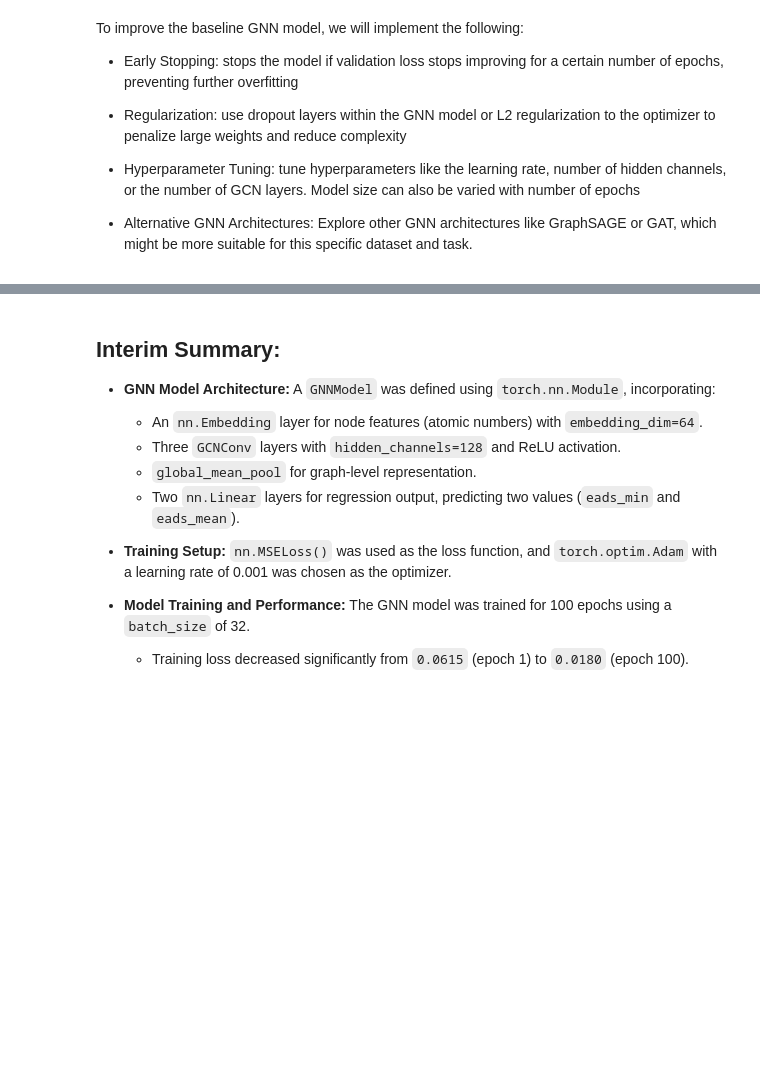
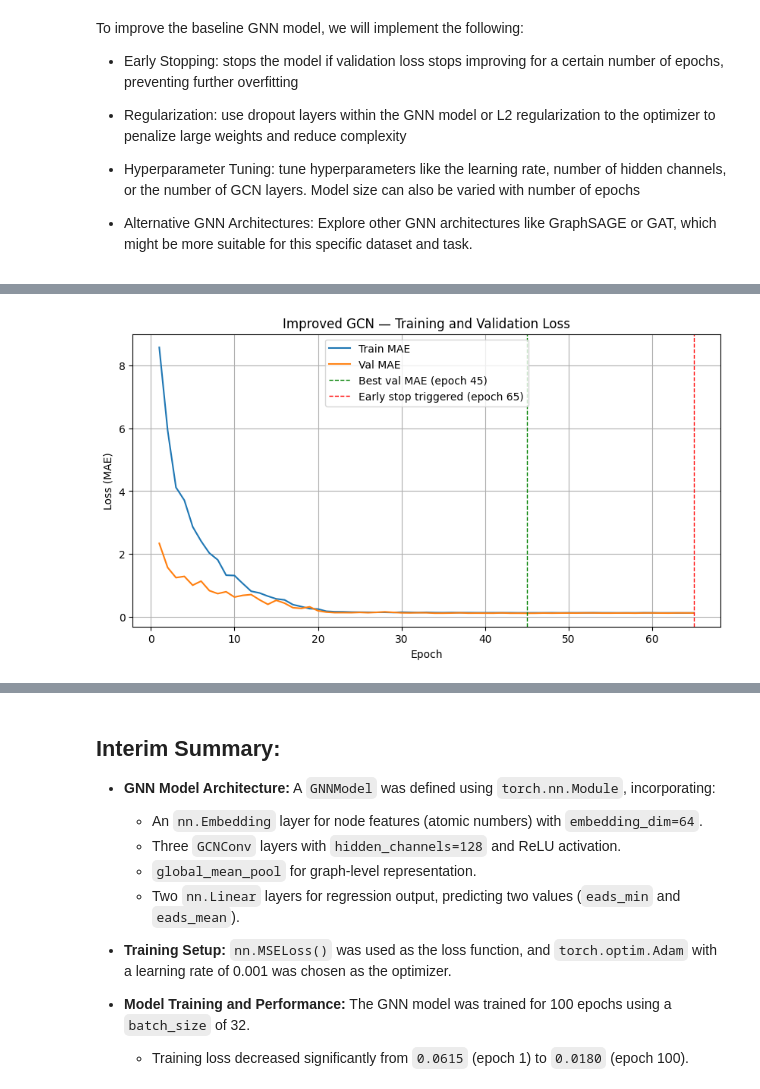
Before and after one commit to semmatoninn/CHE1148_MOFs_AtomicWizards, a Jupyter notebook: MOFs_E3GNN__AtomicWizards.ipynb, the cells around one changed output, grey strips where cells are left out. Saved outputs shown, nothing was run; the diff lists cells and outputs as text; code cells hidden in the pictures; blank space fills up the shorter version.

```diff
--- a/MOFs_E3GNN__AtomicWizards.ipynb
+++ b/MOFs_E3GNN__AtomicWizards.ipynb
@@ -818,0 +897,20 @@ To improve the baseline GNN model, we will implement the following:
+# %%
+# ── Early Stopping ────────────────────────────────────────────────────────────
+
+class EarlyStopping:
+    def __init__(self, patience=20, min_delta=1e-4, checkpoint_path='best_gcn.pt'):
+        self.patience   = patience
+        self.min_delta  = min_delta
+        self.checkpoint = checkpoint_path
+        self.counter    = 0
+        self.best_loss  = None
+
+    def __call__(self, val_loss, model):
+        if self.best_loss is None or val_loss < self.best_loss - self.min_delta:
+            self.best_loss = val_loss
+            self.counter   = 0
+            torch.save(model.state_dict(), self.checkpoint)  # save best weights
+        else:
+            self.counter += 1
+
+        return self.counter >= self.patience  # True = stop training
@@ -818,0 +1007,21 @@ To improve the baseline GNN model, we will implement the following:
+# %%
+# ── Plot Loss Curve ───────────────────────────────────────────────────────────
+stopped_at = len(train_losses)
+
+best_epoch = stopped_at - early_stop.patience
+
+plt.figure(figsize=(10, 5))
+plt.plot(range(1, stopped_at + 1), train_losses, label='Train MAE')
+plt.plot(range(1, stopped_at + 1), val_losses,   label='Val MAE')
+plt.axvline(x=best_epoch,
+            color='green', linestyle='--', linewidth=1, label=f'Best val MAE (epoch {best_epoch})')
+plt.axvline(x=stopped_at,
+            color='red', linestyle='--', linewidth=1, label=f'Early stop triggered (epoch {stopped_at})')
+plt.xlabel('Epoch')
+plt.ylabel('Loss (MAE)')
+plt.title('Improved GCN — Training and Validation Loss')
+plt.legend()
+plt.grid(True)
+plt.show()
+# %% [output]
+[figure, added]
```
Also changed, not shown: parts of 25 cells of this notebook.
